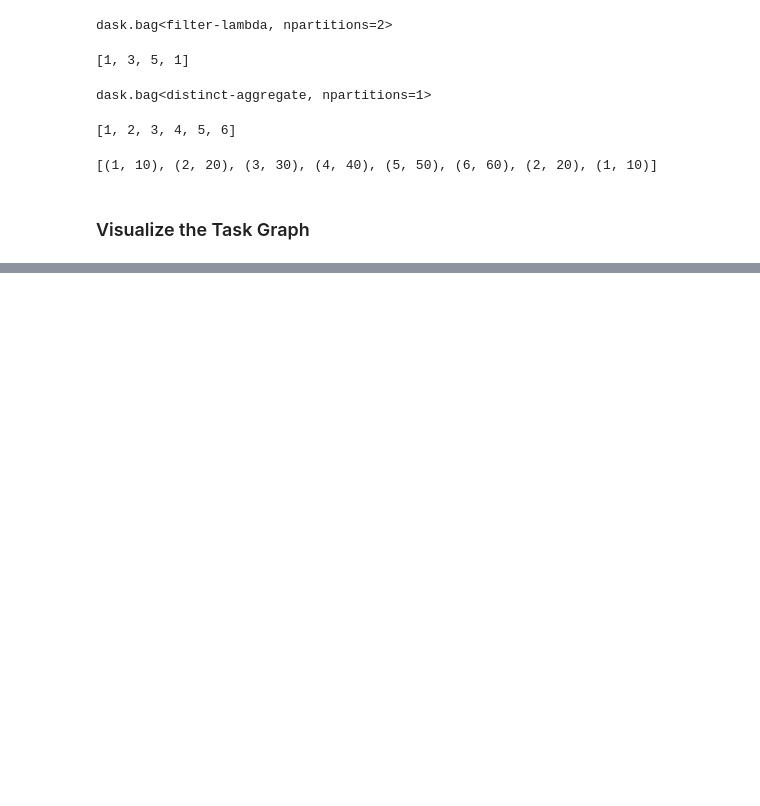
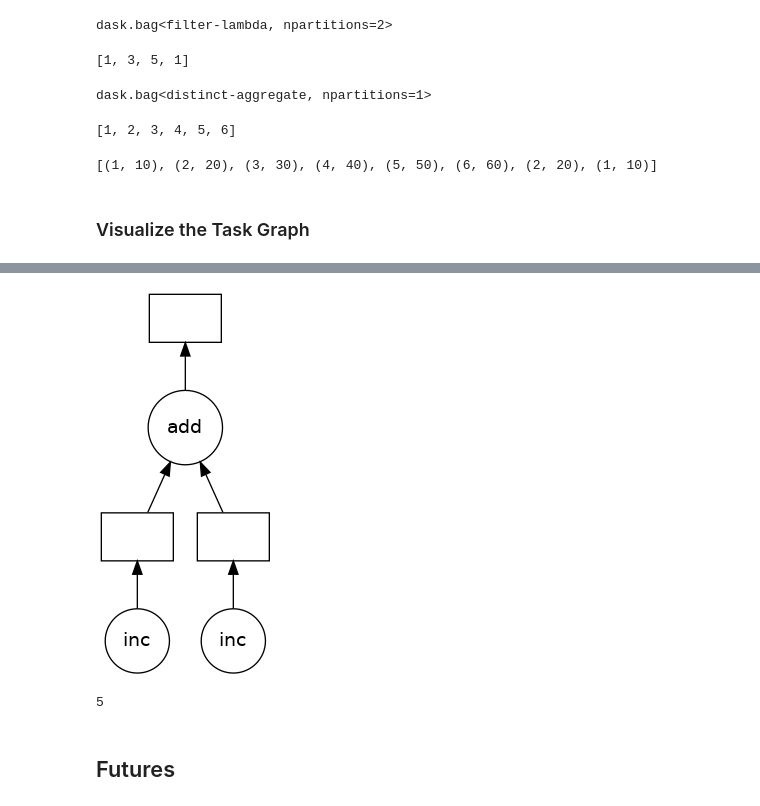
Before and after one commit to gpsaggese/umd_data605, a Jupyter notebook: projects/tutorial_dask/Dask_tutorial.ipynb, the cells around one changed output, grey strips where cells are left out. Drawn from its saved outputs; the diff is of its cells as text; code cells hidden in the pictures; blank space fills up the shorter version.

```diff
--- a/projects/tutorial_dask/Dask_tutorial.ipynb
+++ b/projects/tutorial_dask/Dask_tutorial.ipynb
@@ -336,0 +359,18 @@ c.compute()
+# %%
+import dask
+
+@dask.delayed
+def inc(x):
+    return x + 1
+
+
+@dask.delayed
+def add(x, y):
+    return x + y
+
+
+a = inc(1)
+b = inc(2)
+c = add(a, b)
+
+c.dask
@@ -336,0 +389,11 @@ c.compute()
+# %%
+c.visualize()
+# %% [output]
+[figure, added]
+# %%
+# Trigger the computation.
+c.compute()
+# %% [output]
+5
+# %% [markdown]
+## Futures
```
Also changed, not shown: parts of 9 cells of this notebook, 1 other file.
